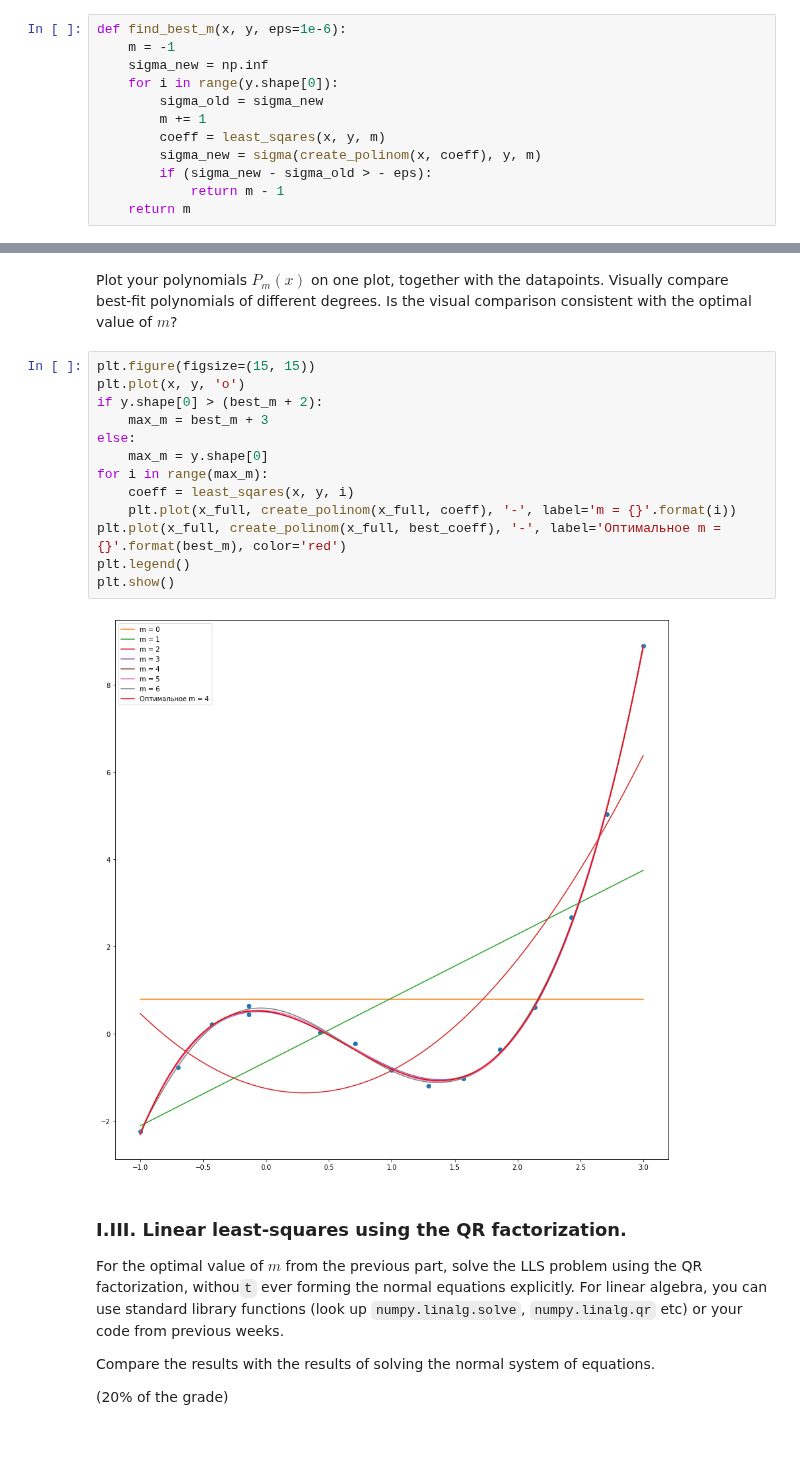
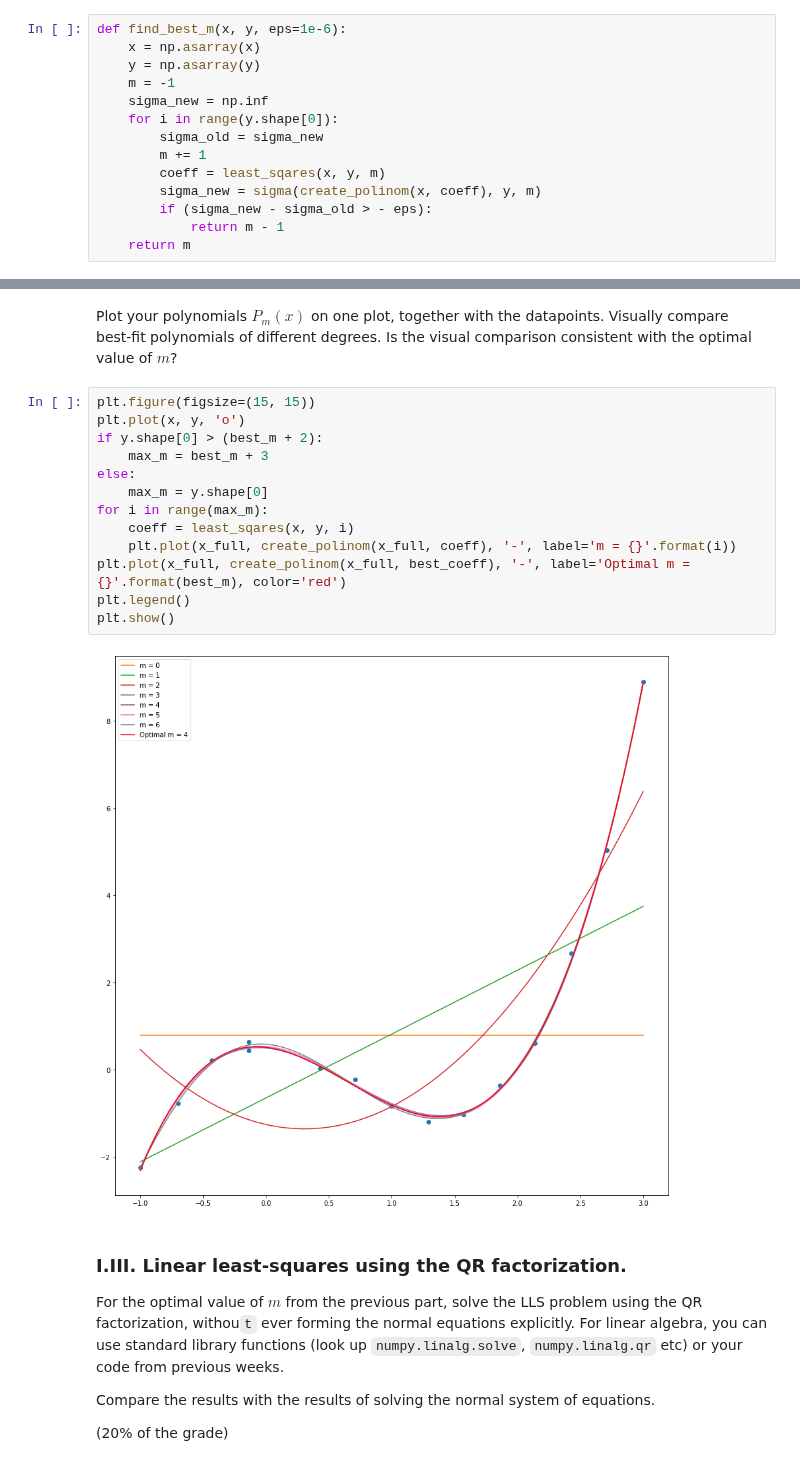
Before and after one commit to ev-br/CP2020, a Jupyter notebook: week_5_intep_approx.ipynb, the cells around one changed output, grey strips where cells are left out. Drawn from its saved outputs; the diff is of its cells as text.

```diff
--- a/week_5_intep_approx.ipynb
+++ b/week_5_intep_approx.ipynb
@@ -70,6 +72,8 @@ def sigma(p, y, m):
     return np.sqrt(1 / (n - m) * np.sum((p - y) ** 2))
 # %%
 def find_best_m(x, y, eps=1e-6):
+    x = np.asarray(x)
+    y = np.asarray(y)
     m = -1
     sigma_new = np.inf
     for i in range(y.shape[0]):
@@ -91,18 +95,18 @@ Plot your polynomials $P_m(x)$ on one plot, together with the datapoints. Visual
 # %%
 plt.figure(figsize=(15, 15))
 plt.plot(x, y, 'o')
 if y.shape[0] > (best_m + 2):
     max_m = best_m + 3
 else:
     max_m = y.shape[0]
 for i in range(max_m):
     coeff = least_sqares(x, y, i)
     plt.plot(x_full, create_polinom(x_full, coeff), '-', label='m = {}'.format(i))
-plt.plot(x_full, create_polinom(x_full, best_coeff), '-', label='Оптимальное m = {}'.format(best_m), color='red')
+plt.plot(x_full, create_polinom(x_full, best_coeff), '-', label='Optimal m = {}'.format(best_m), color='red')
 plt.legend()
 plt.show()
 # %% [output]
-[figure, old version]
+[figure, new version]
 # %% [markdown]
 
 ### I.III. Linear least-squares using the QR factorization.
```
Also changed, not shown: parts of 10 cells of this notebook, 1 other file.
